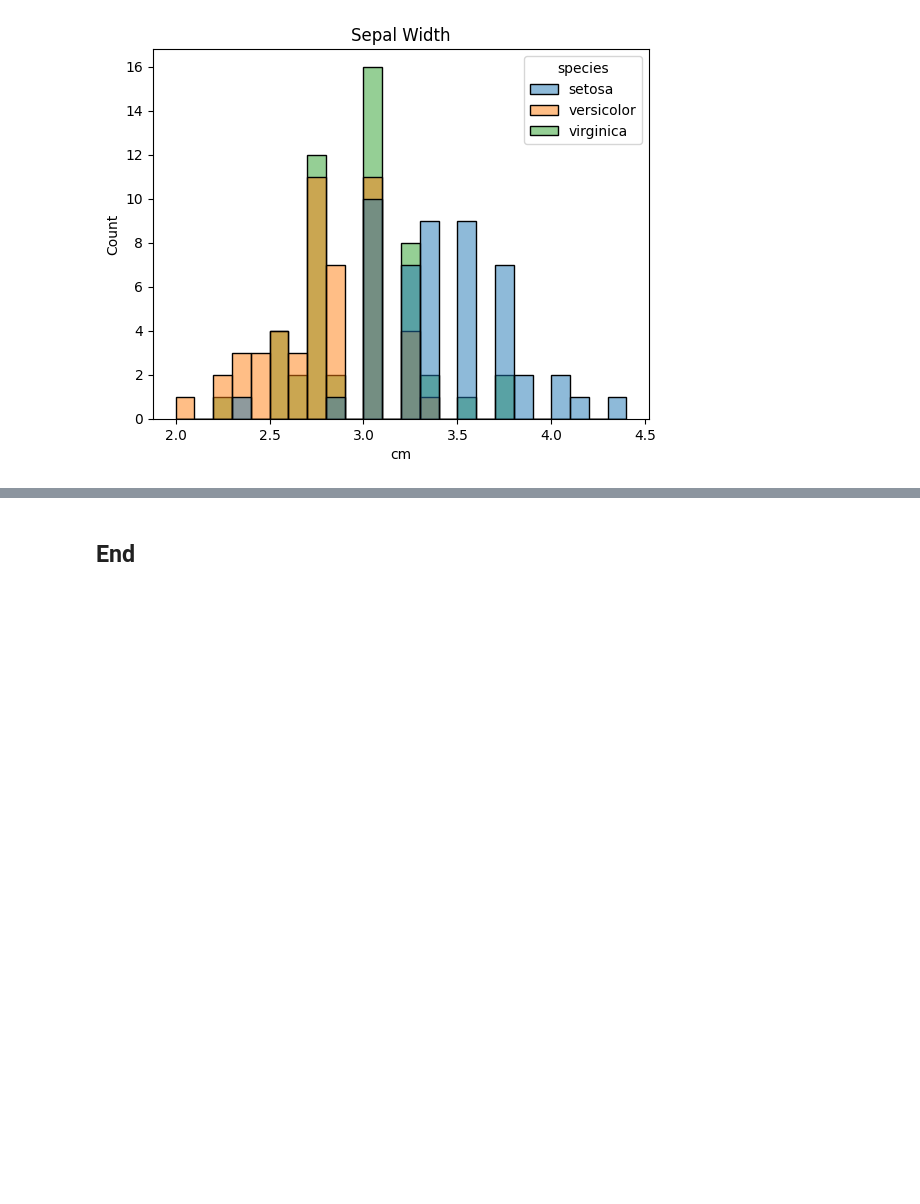
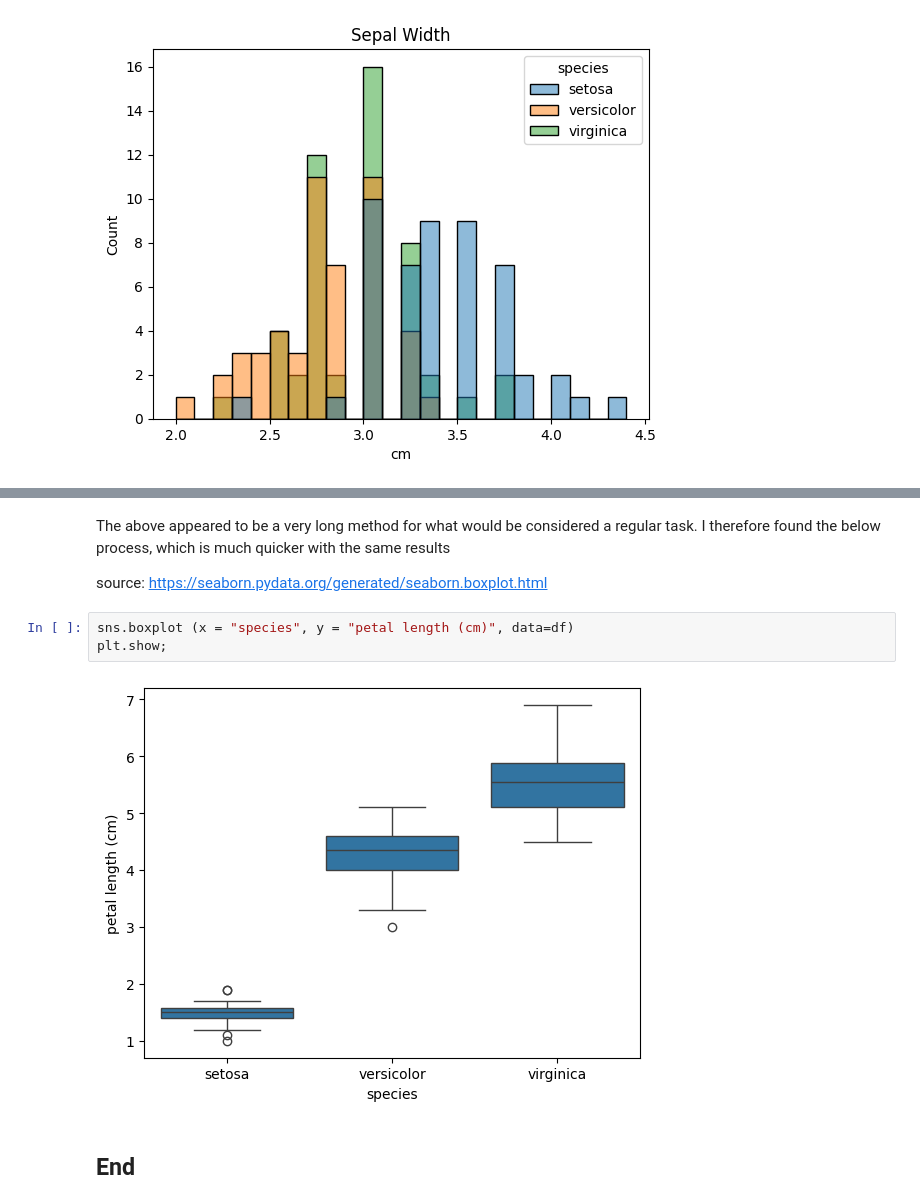
Before and after one commit to danielfinnerty/principles_of_data_analytics, a Jupyter notebook: tasks.ipynb, the cells around one changed output, grey strips where cells are left out. Cells and saved outputs as stored; diff of their text form; blank space fills up the shorter version.

```diff
--- a/tasks.ipynb
+++ b/tasks.ipynb
@@ -168,2 +200,11 @@ plt.xlabel('cm');
+# %% [markdown]
+The above appeared to be a very long method for what would be considered a regular task. I therefore found the below process, which is much quicker with the same results
+
+source: https://seaborn.pydata.org/generated/seaborn.boxplot.html
+# %%
+sns.boxplot (x = "species", y = "petal length (cm)", data=df)
+plt.show;
+# %% [output]
+[figure, added]
 # %% [markdown]
 ## End
```
Also changed, not shown: parts of 6 cells of this notebook.
